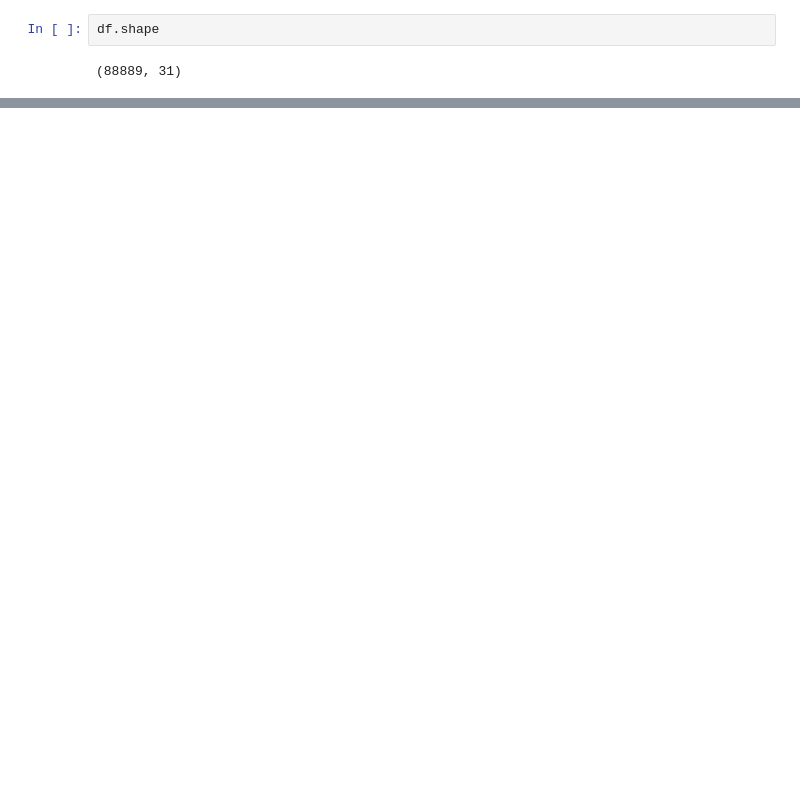
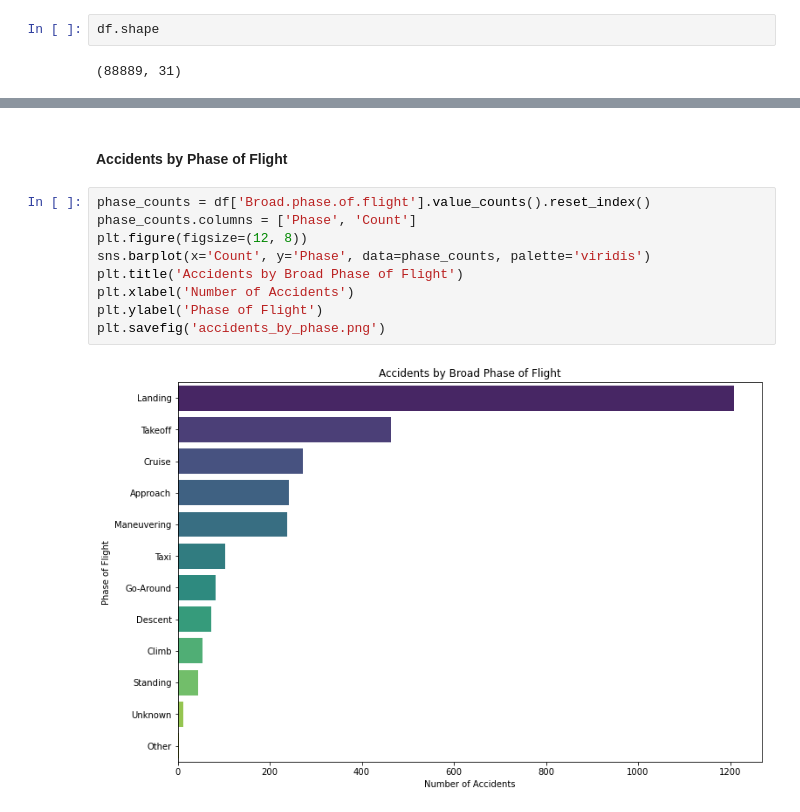
Before and after one commit to danielowuor/projectphase1, a Jupyter notebook: Phase1Project.ipynb, the cells around one changed output, grey strips where cells are left out. Saved outputs shown, nothing was run; the diff lists cells and outputs as text; blank space fills up the shorter version.

```diff
--- a/Phase1Project.ipynb
+++ b/Phase1Project.ipynb
@@ -135,0 +443,13 @@ df.shape
+# %% [markdown]
+#### Accidents by Phase of Flight
+# %%
+phase_counts = df['Broad.phase.of.flight'].value_counts().reset_index()
+phase_counts.columns = ['Phase', 'Count']
+plt.figure(figsize=(12, 8))
+sns.barplot(x='Count', y='Phase', data=phase_counts, palette='viridis')
+plt.title('Accidents by Broad Phase of Flight')
+plt.xlabel('Number of Accidents')
+plt.ylabel('Phase of Flight')
+plt.savefig('accidents_by_phase.png')
+# %% [output]
+[figure, added]
```
Also changed, not shown: parts of 60 cells of this notebook, 4 other files.
